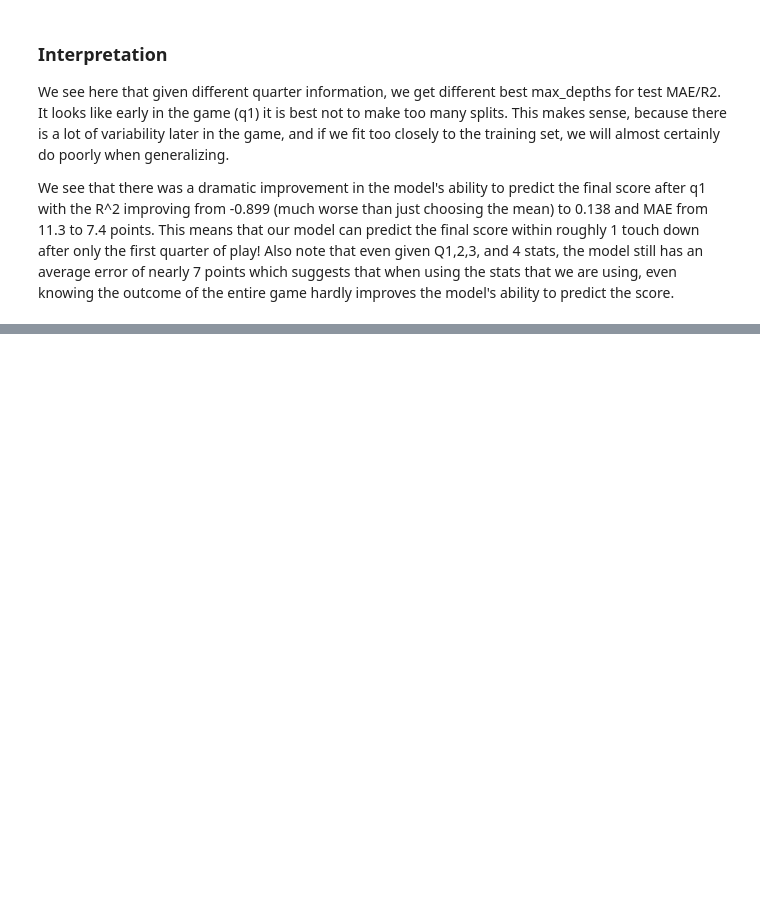
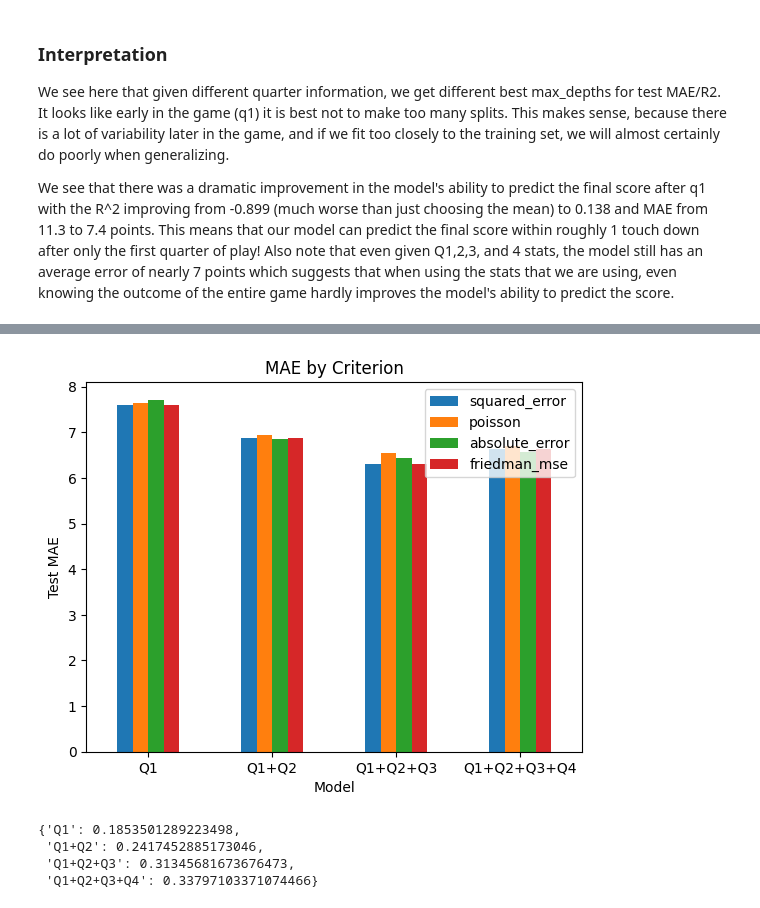
Before and after one commit to tchild1/Football-ML, a Jupyter notebook: decision_tree.ipynb, the cells around one changed output, grey strips where cells are left out. Cells and saved outputs as stored; diff of their text form; code cells hidden in the pictures; blank space fills up the shorter version.

```diff
--- a/decision_tree.ipynb
+++ b/decision_tree.ipynb
@@ -168,0 +245,17 @@ We see that there was a dramatic improvement in the  model's ability to predict
+# %%
+# graph mae for each criterion
+mae_df.plot(kind='bar')
+plt.title("MAE by Criterion")
+plt.ylabel("Test MAE")
+plt.xlabel("Model")
+plt.xticks(np.arange(4), ["Q1", "Q1+Q2", "Q1+Q2+Q3", "Q1+Q2+Q3+Q4"], rotation=0)
+plt.show()
+# %% [output]
+[figure, added]
+# %%
+r2_scores['squared_error']
+# %% [output]
+{'Q1': 0.1853501289223498,
+ 'Q1+Q2': 0.2417452885173046,
+ 'Q1+Q2+Q3': 0.31345681673676473,
+ 'Q1+Q2+Q3+Q4': 0.33797103371074466}
```
Also changed, not shown: parts of 8 cells of this notebook.
